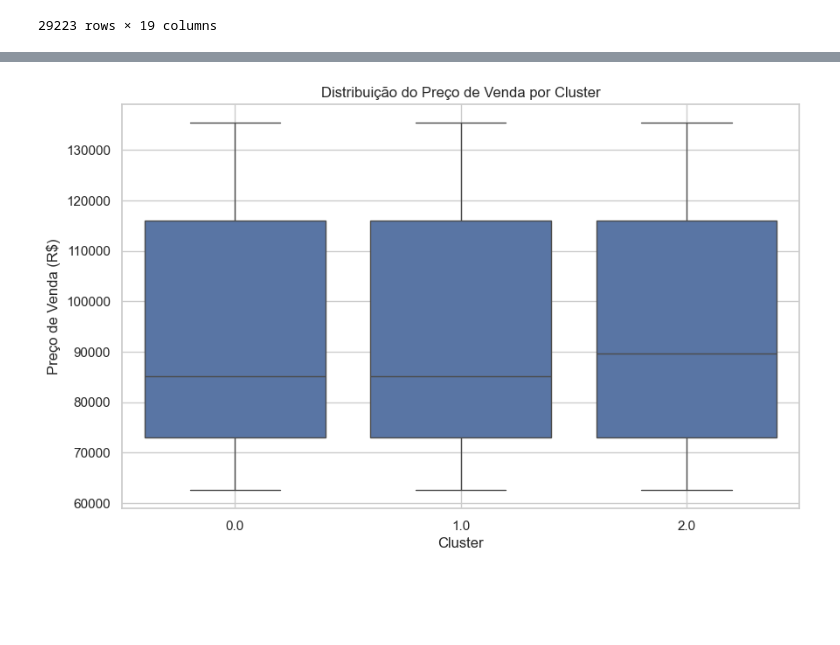
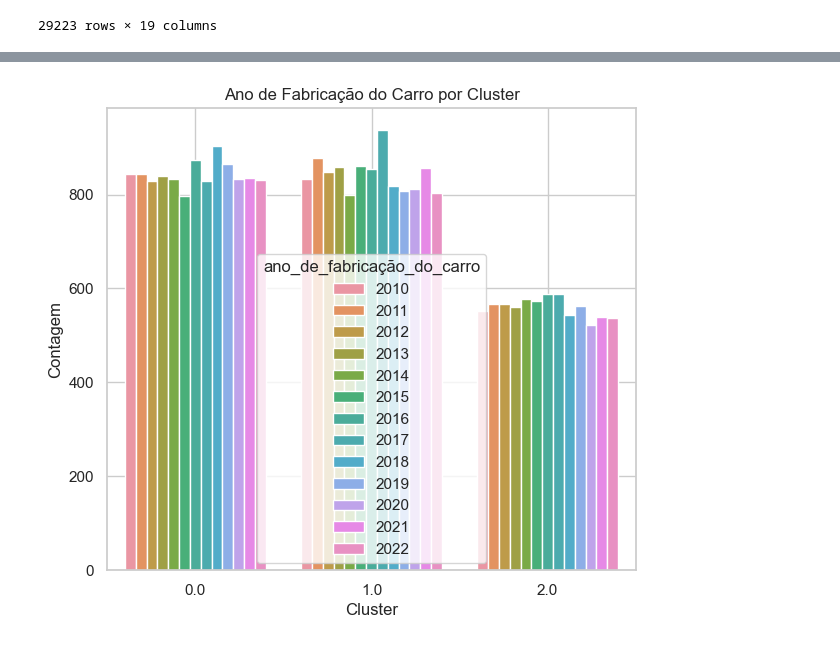
Before and after one commit to Henrique-Albuquerque2/PS-IJR-Grupo10, a Jupyter notebook: Clusterizacao_Vendas.ipynb, the cells around one changed output, grey strips where cells are left out. Cells and saved outputs as stored; diff of their text form; code cells hidden in the pictures; blank space fills up the shorter version.

Commit message:
commit gráfico

```diff
--- a/Clusterizacao_Vendas.ipynb
+++ b/Clusterizacao_Vendas.ipynb
@@ -711,6 +719,15 @@ import seaborn as sns
 
 # Definir estilo dos gráficos
 sns.set(style='whitegrid')
+
+# Gráfico do ano de fabricação do carro por cluster em porcentagem, e printar um gráfico do lado do outro
+plt.figure(figsize=(15, 6))
+plt.subplot(1, 2, 1)
+sns.countplot(data=db_alterado, x='cluster', hue='ano_de_fabricação_do_carro')
+plt.title('Ano de Fabricação do Carro por Cluster')
+plt.xlabel('Cluster')
+plt.ylabel('Contagem')
+plt.grid(True)
 
 # 1. Distribuição do Preço de Venda por Cluster
 plt.figure(figsize=(10, 6))
@@ -720,53 +737,83 @@ plt.xlabel('Cluster')
 plt.ylabel('Preço de Venda (R$)')
 plt.grid(True)
 plt.show()
 
 # 2. Tipo de Cliente por Cluster
 plt.figure(figsize=(10, 6))
 sns.countplot(data=db_alterado, x='cluster', hue='tipo_de_cliente')
 plt.title('Distribuição de Tipo de Cliente por Cluster')
 plt.xlabel('Cluster')
 plt.ylabel('Contagem')
 plt.legend(title='Tipo de Cliente', loc='upper right')
 plt.grid(True)
 plt.show()
 
-# # 3. Taxa de Cancelamento de Vendas por Cluster
-# plt.figure(figsize=(10, 6))
-# cancelamento_por_cluster = db_alterado.groupby('cluster')['cancelamento_da_venda'].mean().reset_index()
-# sns.barplot(data=cancelamento_por_cluster, x='cluster', y='cancelamento_da_venda')
-# plt.title('Taxa de Cancelamento de Vendas por Cluster')
-# plt.xlabel('Cluster')
-# plt.ylabel('Taxa de Cancelamento')
-# plt.grid(True)
-# plt.show()
+# 3. Taxa de Cancelamento de Vendas por Cluster (em porcentagem)
+plt.figure(figsize=(10, 6))
+sns.countplot(data=db_alterado, x='cluster', hue='cancelamento_da_venda')
+plt.title('Taxa de Cancelamento de Vendas por Cluster')
+plt.xlabel('Cluster')
+plt.ylabel('Contagem')
+plt.legend(title='Cancelamento da Venda', loc='upper right')
+plt.grid(True)
+plt.show()
 
-# # 4. Histórico de Aluguel por Cluster
-# plt.figure(figsize=(10, 6))
-# historico_aluguel_por_cluster = db_alterado.groupby('cluster')['histórico_de_aluguel_(se_aplicável)'].mean().reset_index()
-# sns.barplot(data=historico_aluguel_por_cluster, x='cluster', y='histórico_de_aluguel_(se_aplicável)')
-# plt.title('Histórico de Aluguel por Cluster')
-# plt.xlabel('Cluster')
-# plt.ylabel('Histórico de Aluguel (Média)')
-# plt.grid(True)
-# plt.show()
+# 4. Histórico de Aluguel por Cluster
+plt.figure(figsize=(10, 6))
+sns.countplot(data=db_alterado, x='cluster', hue='histórico_de_aluguel_(se_aplicável)')
+plt.title('Histórico de Aluguel por Cluster')
+plt.xlabel('Cluster')
+plt.ylabel('Contagem')
+plt.legend(title='Histórico de Aluguel', loc='upper right')
+plt.grid(True)
+plt.show()
 
 # 5. Desconto para Ex-Cliente de Aluguel por Cluster
 plt.figure(figsize=(10, 6))
 sns.boxplot(data=db_alterado, x='cluster', y='desconto_para_ex-cliente_de_aluguel_(%)')
 plt.title('Desconto para Ex-Cliente de Aluguel por Cluster')
 plt.xlabel('Cluster')
 plt.ylabel('Desconto (%)')
 plt.grid(True)
 plt.show()
 
-# 6. Quilometragem do Carro por Cluster
+# 6. Marca do Carro por Cluster
 plt.figure(figsize=(10, 6))
-sns.boxplot(data=db_alterado, x='cluster', y='quilometragem_do_carro_no_momento_da_venda')
-plt.title('Quilometragem do Carro por Cluster')
+sns.countplot(data=db_alterado, x='cluster', hue='marca_do_carro')
+plt.title('Marca do Carro por Cluster')
 plt.xlabel('Cluster')
-plt.ylabel('Quilometragem do Carro')
+plt.ylabel('Contagem')
+plt.legend(title='Marca do Carro', loc='upper right')
 plt.grid(True)
 plt.show()
+
+# 7. Ano de Fabricação do Carro por Cluster
+plt.figure(figsize=(10, 6))
+sns.boxplot(data=db_alterado, x='cluster', y='ano_de_fabricação_do_carro')
+plt.title('Ano de Fabricação do Carro por Cluster')
+plt.xlabel('Cluster')
+plt.ylabel('Ano de Fabricação do Carro')
+plt.grid(True)
+plt.show()
+
+# 8. Tipo de transmissao por Cluster
+plt.figure(figsize=(10, 6))
+sns.countplot(data=db_alterado, x='cluster', hue='tipo_de_transmissão')
+plt.title('Tipo de Transmissão por Cluster')
+plt.xlabel('Cluster')
+plt.ylabel('Contagem')
+plt.legend(title='Tipo de Transmissão', loc='upper right')
+plt.grid(True)
+plt.show()
+
+# 10. Motivo do Cancelamento por Cluster
+plt.figure(figsize=(10, 6))
+sns.countplot(data=db_alterado, x='cluster', hue='motivo_do_cancelamento_(se_aplicável)')
+plt.title('Motivo do Cancelamento por Cluster')
+plt.xlabel('Cluster')
+plt.ylabel('Contagem')
+plt.legend(title='Motivo do Cancelamento', loc='upper right')
+plt.grid(True)
+plt.show()
 # %% [output]
-[figure, old version]
+[figure, new version]
```
Also changed, not shown: parts of 18 cells of this notebook, 1 other file.
